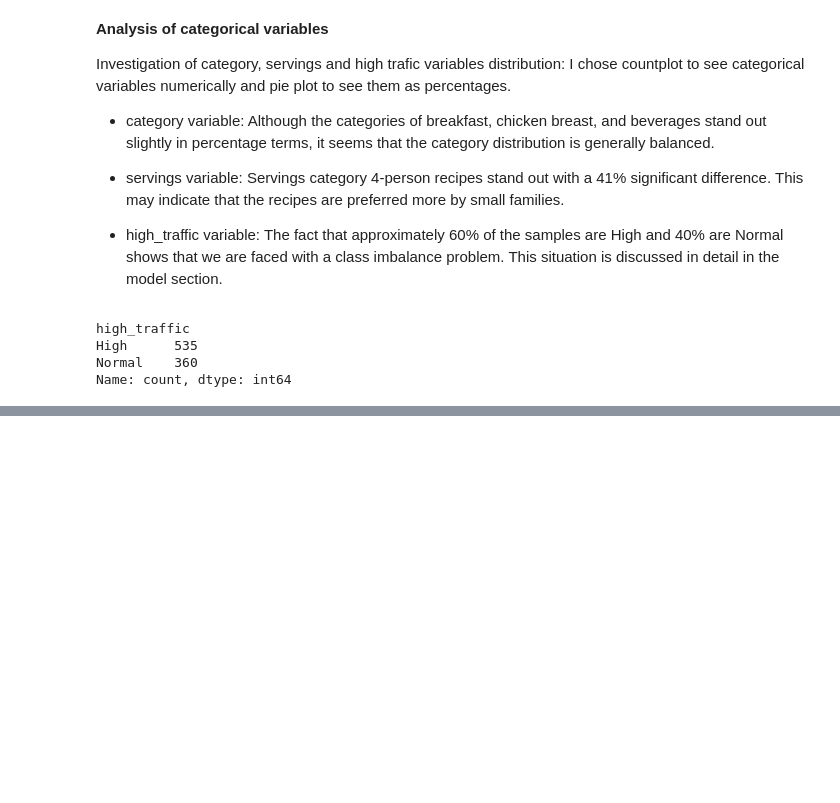
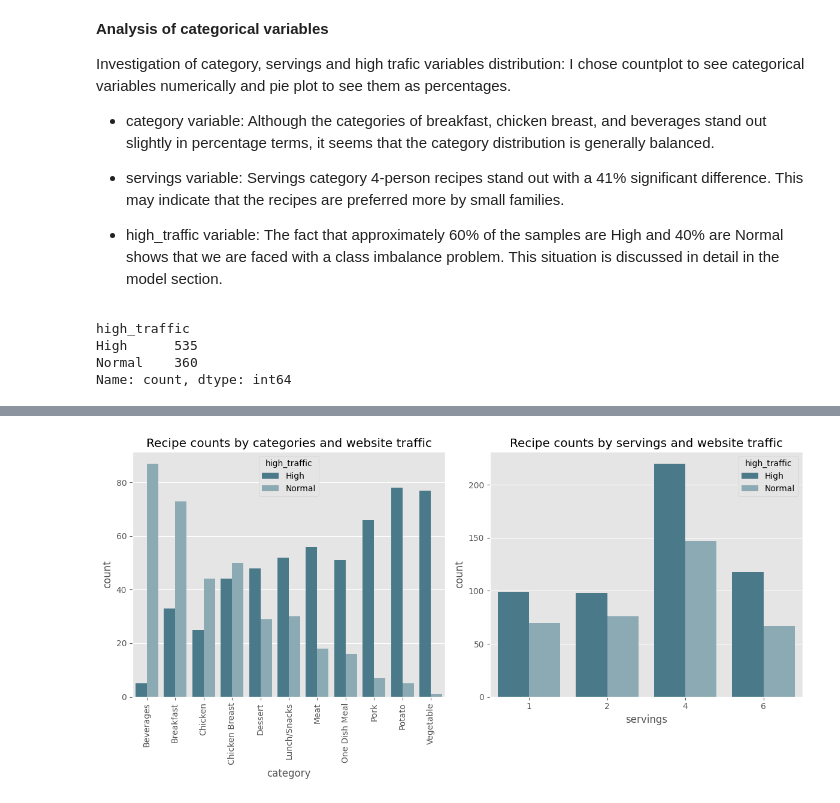
Before and after one commit to kntvrl/predicting_high_traffic_recipes_project, a Jupyter notebook: recipe.ipynb, the cells around one changed output, grey strips where cells are left out. Saved outputs shown, nothing was run; the diff lists cells and outputs as text; code cells hidden in the pictures; blank space fills up the shorter version.

```diff
--- a/recipe.ipynb
+++ b/recipe.ipynb
@@ -618,0 +647,13 @@ single_variable_multiple_plot(df,numeric=False)
+# %%
+fig, axs = plt.subplots(nrows=1, ncols=2, figsize=(12,6))
+axs[0]=sns.countplot(data=df, x="category", hue="high_traffic",ax=axs[0])
+axs[0].set_title("Recipe counts by categories and website traffic")
+axs[0].set_xticklabels(axs[0].get_xticklabels(), rotation=90)
+
+axs[1]=sns.countplot(data=df, x="servings", hue="high_traffic",ax=axs[1])
+axs[1].set_title("Recipe counts by servings and website traffic")
+axs[1].set_xticklabels(axs[1].get_xticklabels())
+plt.tight_layout()
+plt.show()
+# %% [output]
+[figure, added]
```
Also changed, not shown: parts of 28 cells of this notebook.
